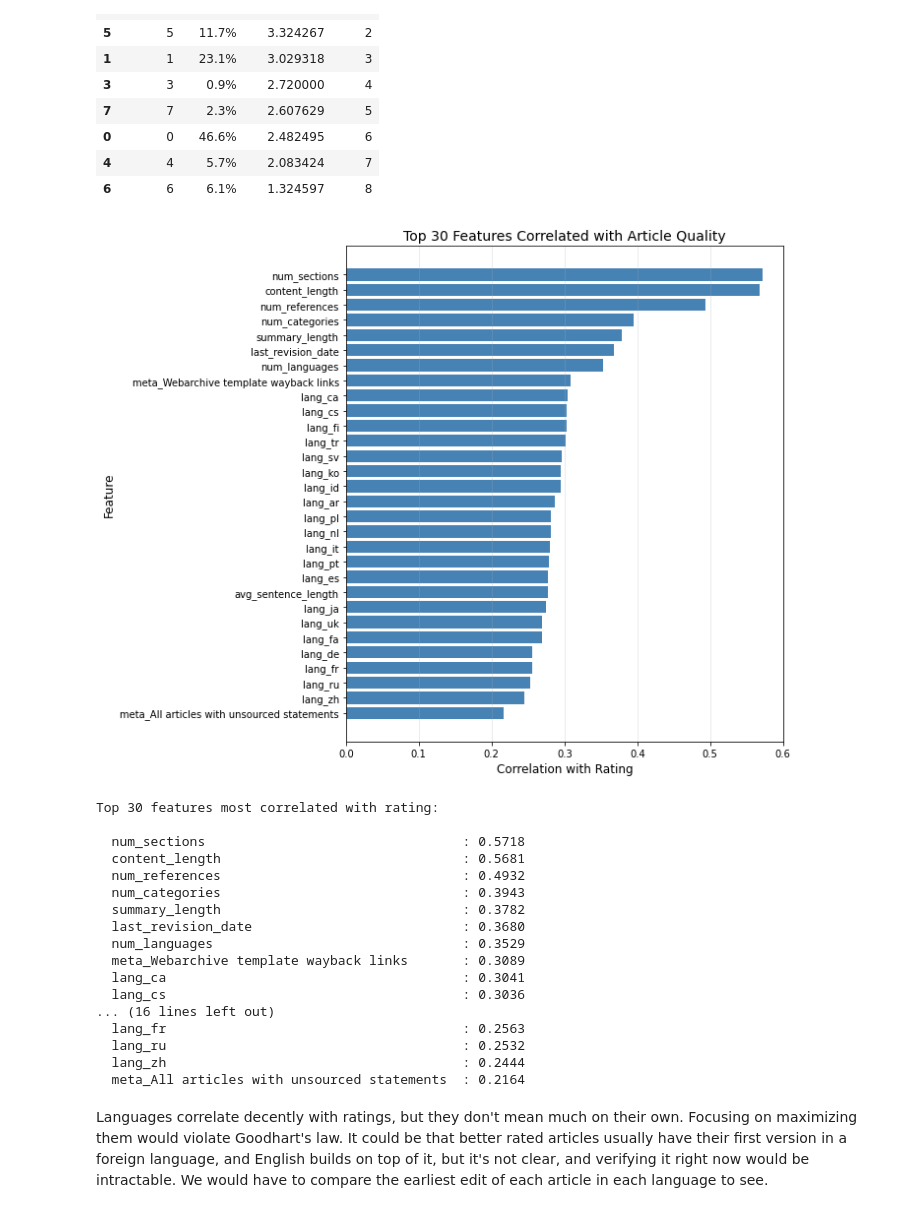
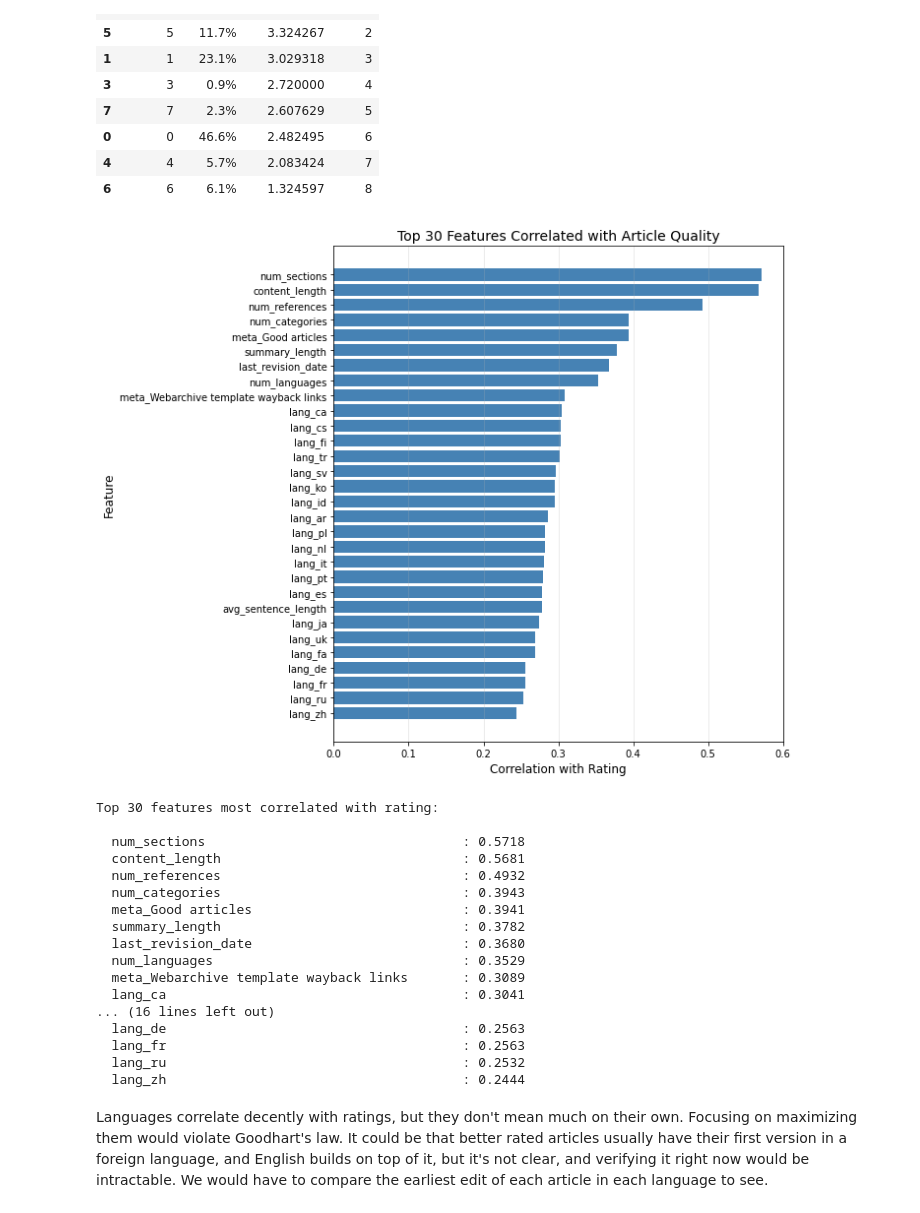
Before and after one commit to lucascampa/wikipedia-article-quality-ml, a Jupyter notebook: notebooks/Supervised and Unsupervised Learning.ipynb, the cells around one changed output. Saved outputs shown, nothing was run; the diff lists cells and outputs as text; code cells hidden in the pictures.

```diff
--- a/notebooks/Supervised and Unsupervised Learning.ipynb
+++ b/notebooks/Supervised and Unsupervised Learning.ipynb
@@ -847,43 +847,45 @@ cluster_avg_rating
 | 4 | 4 | 5.7% | 2.083424 | 7 |
 | 6 | 6 | 6.1% | 1.324597 | 8 |
 # %%
+feature_cols = [col for col in wiki_clustered.columns if col not in ['rating', 'cluster', 'rating_numeric']]
+
 correlations = wiki_clustered[feature_cols].corrwith(wiki_clustered['rating_numeric']).sort_values(ascending=False)
 
 top_30 = correlations.head(30)
 
 plt.figure(figsize=(10, 8))
 plt.barh(range(len(top_30)), top_30.values, color='steelblue')
 plt.yticks(range(len(top_30)), top_30.index)
 plt.xlabel('Correlation with Rating', fontsize=12)
 plt.ylabel('Feature', fontsize=12)
 plt.title('Top 30 Features Correlated with Article Quality', fontsize=14)
 plt.grid(True, alpha=0.3, axis='x')
 plt.gca().invert_yaxis()
 plt.tight_layout()
 plt.show()
 
 print("\nTop 30 features most correlated with rating:\n")
 for feature, corr in top_30.items():
     print(f"  {feature:45s}: {corr:.4f}")
 # %% [output]
-[figure, old version]
+[figure, new version]
 Top 30 features most correlated with rating:
 
   num_sections                                 : 0.5718
   content_length                               : 0.5681
   num_references                               : 0.4932
   num_categories                               : 0.3943
+  meta_Good articles                           : 0.3941
   summary_length                               : 0.3782
   last_revision_date                           : 0.3680
   num_languages                                : 0.3529
   meta_Webarchive template wayback links       : 0.3089
   lang_ca                                      : 0.3041
-  lang_cs                                      : 0.3036
 ... (16 lines left out)
+  lang_de                                      : 0.2563
   lang_fr                                      : 0.2563
   lang_ru                                      : 0.2532
   lang_zh                                      : 0.2444
-  meta_All articles with unsourced statements  : 0.2164
 # %% [markdown]
 Languages correlate decently with ratings, but they don't mean much on their own. Focusing on maximizing them would violate Goodhart's law. It could be that better rated articles usually have their first version in a foreign language, and English builds on top of it, but it's not clear, and verifying it right now would be intractable. We would have to compare the earliest edit of each article in each language to see.
 # %%
```
Also changed, not shown: parts of 11 cells of this notebook, 3 other files.
